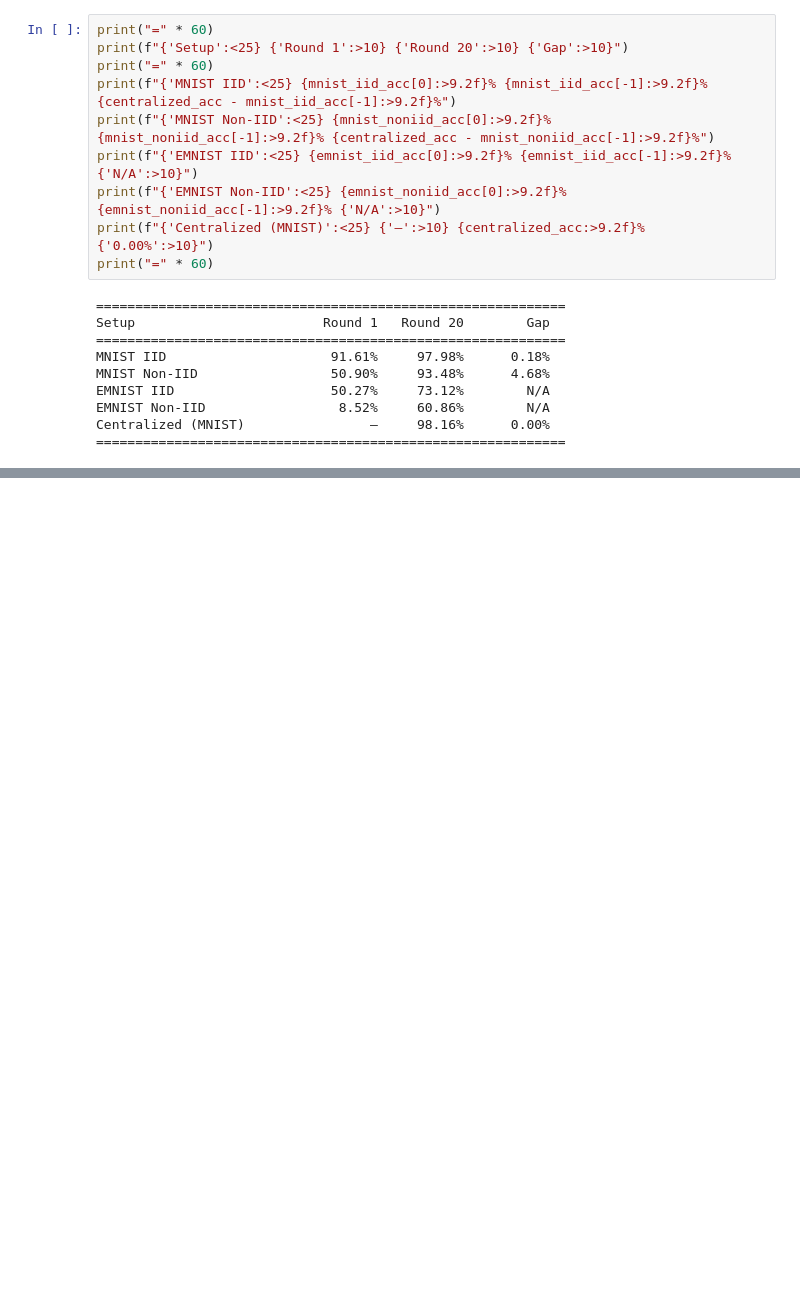
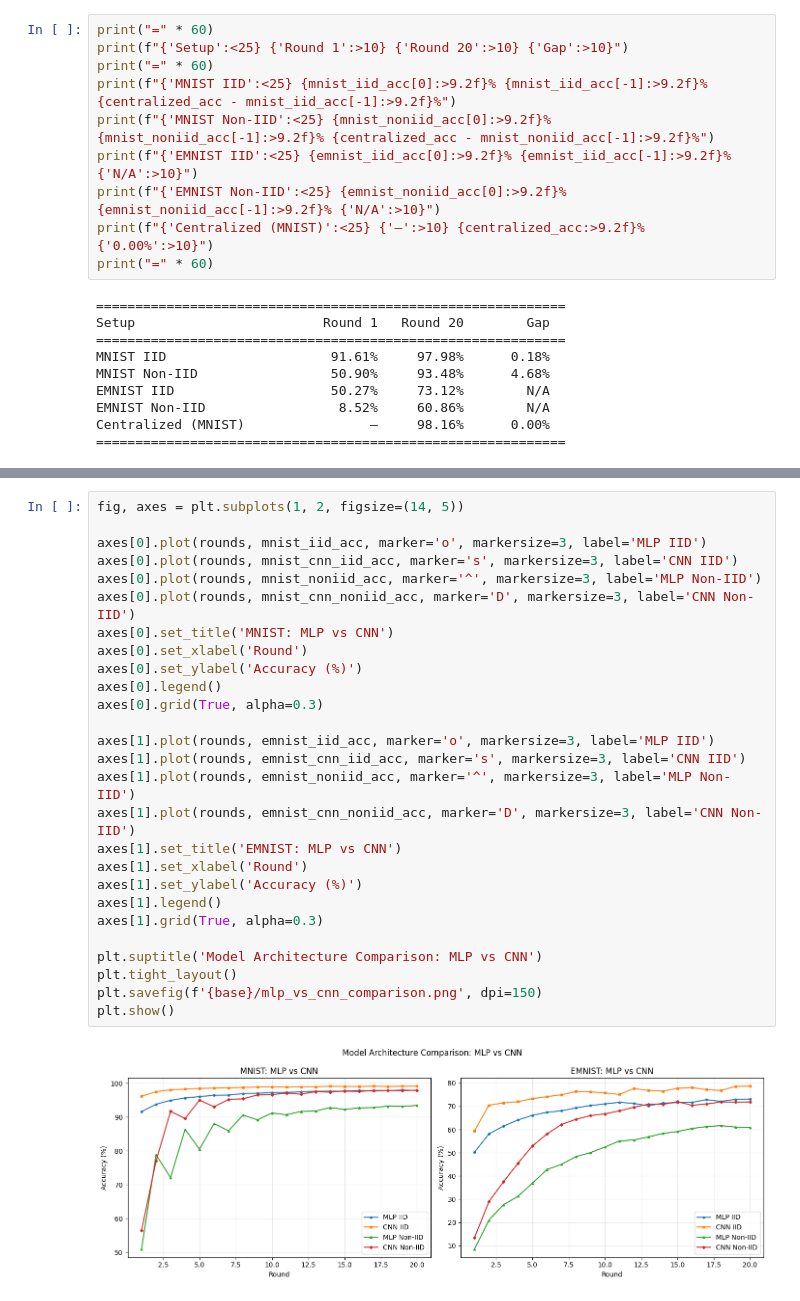
Before and after one commit to JigyasPritam/Datapoisoning_in_federatedlearning, a Jupyter notebook: notebooks/05_evaluation.ipynb, the cells around one changed output, grey strips where cells are left out. Cells and saved outputs as stored; diff of their text form; blank space fills up the shorter version.

Commit message:
CNN MNIST/EMNIST IID+NonIID

```diff
--- a/notebooks/05_evaluation.ipynb
+++ b/notebooks/05_evaluation.ipynb
@@ -155,0 +183,29 @@ Centralized (MNIST)                —     98.16%      0.00%
+# %%
+fig, axes = plt.subplots(1, 2, figsize=(14, 5))
+
+axes[0].plot(rounds, mnist_iid_acc, marker='o', markersize=3, label='MLP IID')
+axes[0].plot(rounds, mnist_cnn_iid_acc, marker='s', markersize=3, label='CNN IID')
+axes[0].plot(rounds, mnist_noniid_acc, marker='^', markersize=3, label='MLP Non-IID')
+axes[0].plot(rounds, mnist_cnn_noniid_acc, marker='D', markersize=3, label='CNN Non-IID')
+axes[0].set_title('MNIST: MLP vs CNN')
+axes[0].set_xlabel('Round')
+axes[0].set_ylabel('Accuracy (%)')
+axes[0].legend()
+axes[0].grid(True, alpha=0.3)
+
+axes[1].plot(rounds, emnist_iid_acc, marker='o', markersize=3, label='MLP IID')
+axes[1].plot(rounds, emnist_cnn_iid_acc, marker='s', markersize=3, label='CNN IID')
+axes[1].plot(rounds, emnist_noniid_acc, marker='^', markersize=3, label='MLP Non-IID')
+axes[1].plot(rounds, emnist_cnn_noniid_acc, marker='D', markersize=3, label='CNN Non-IID')
+axes[1].set_title('EMNIST: MLP vs CNN')
+axes[1].set_xlabel('Round')
+axes[1].set_ylabel('Accuracy (%)')
+axes[1].legend()
+axes[1].grid(True, alpha=0.3)
+
+plt.suptitle('Model Architecture Comparison: MLP vs CNN')
+plt.tight_layout()
+plt.savefig(f'{base}/mlp_vs_cnn_comparison.png', dpi=150)
+plt.show()
+# %% [output]
+[figure, added]
```
Also changed, not shown: parts of 2 cells of this notebook, 6 other files.
